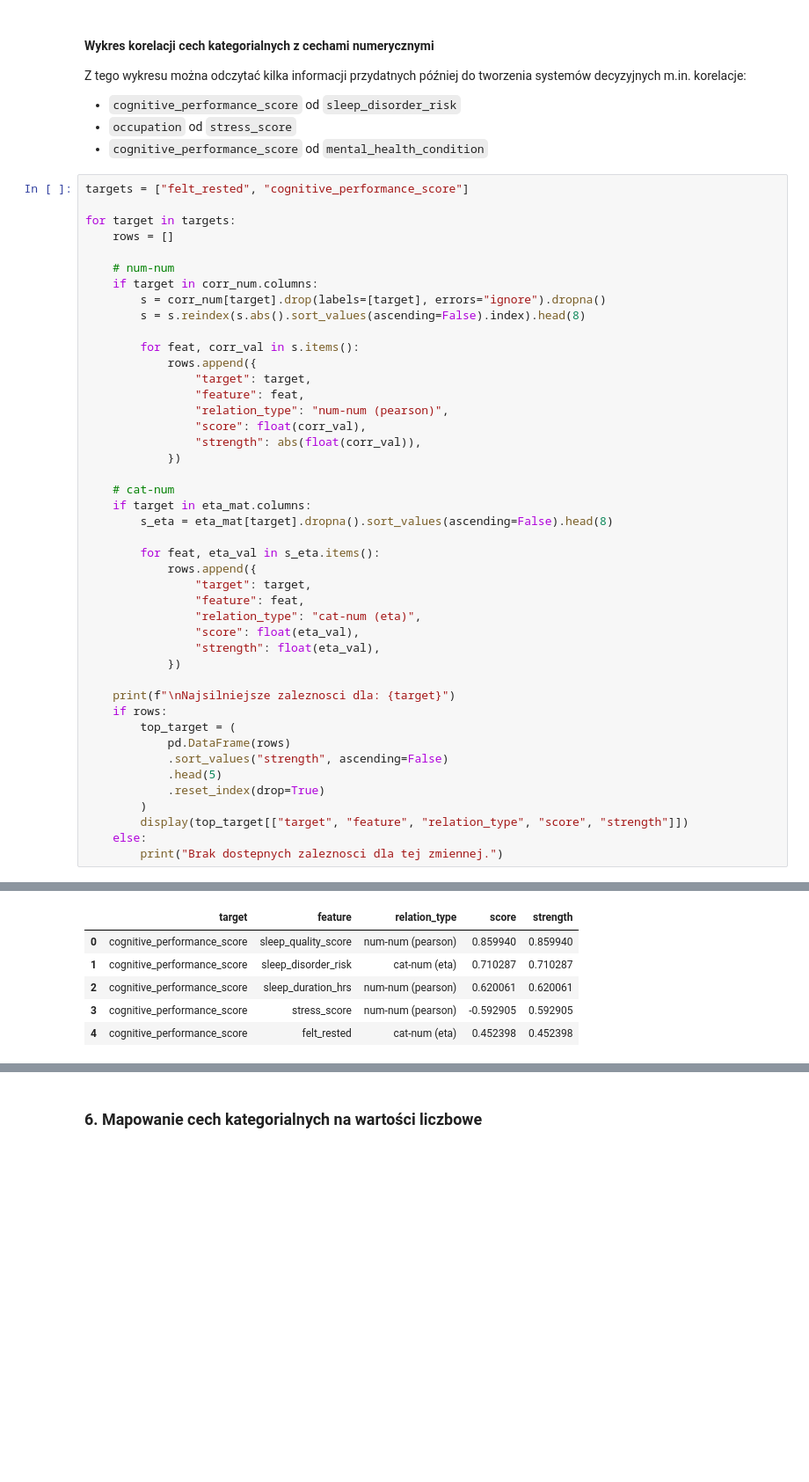
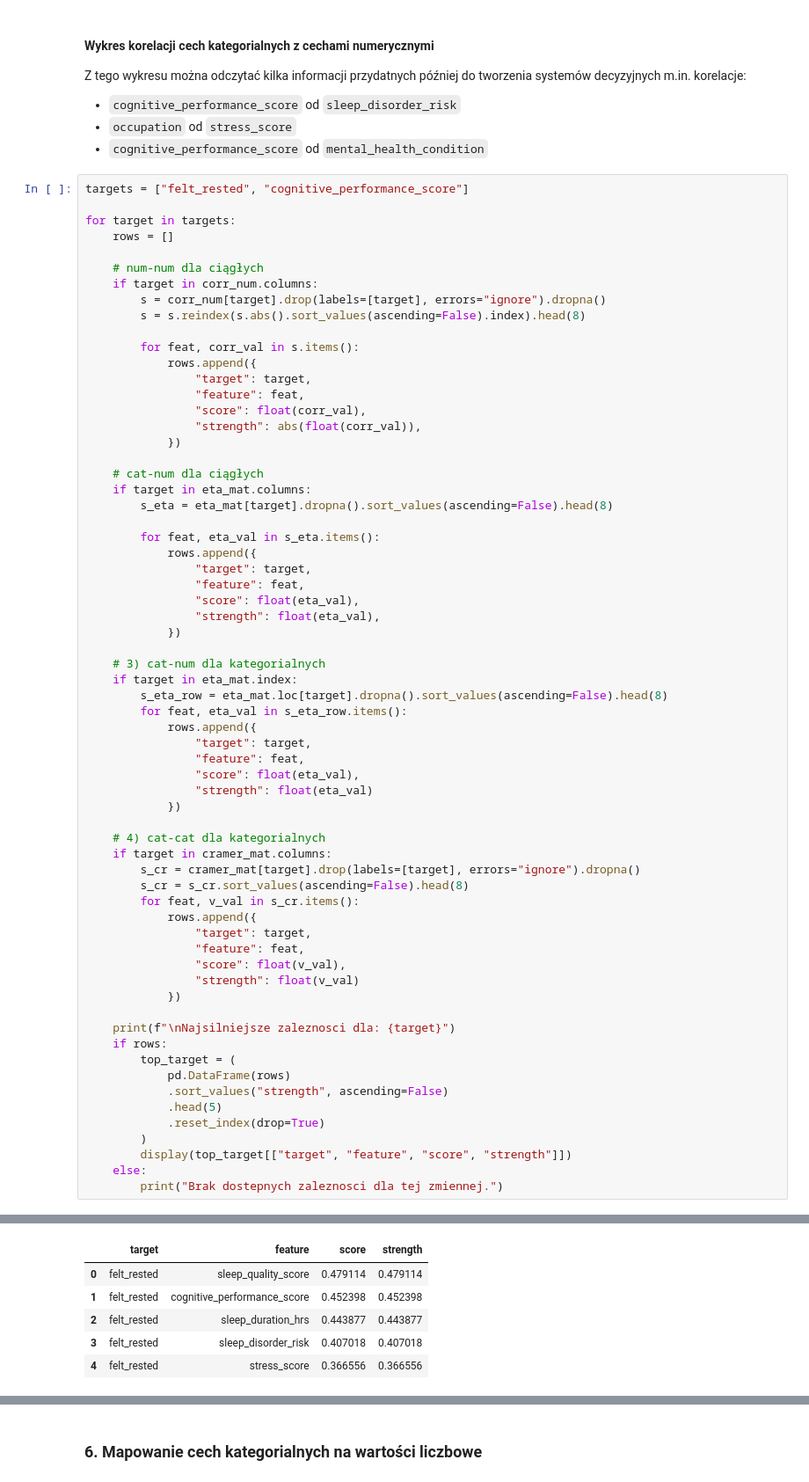
Before and after one commit to PPiotr491/MSiD, a Jupyter notebook: Lista1/sleep_health_analysis.ipynb, the cells around one changed output, grey strips where cells are left out. Shown at 88% size. Saved outputs shown, nothing was run; the diff lists cells and outputs as text; blank space fills up the shorter version.

Commit message:
felt_rested corelation error fixed

```diff
--- a/Lista1/sleep_health_analysis.ipynb
+++ b/Lista1/sleep_health_analysis.ipynb
@@ -353,7 +353,7 @@ targets = ["felt_rested", "cognitive_performance_score"]
 for target in targets:
     rows = []
 
-    # num-num
+    # num-num dla ciągłych
     if target in corr_num.columns:
         s = corr_num[target].drop(labels=[target], errors="ignore").dropna()
         s = s.reindex(s.abs().sort_values(ascending=False).index).head(8)
@@ -362,12 +362,11 @@ for target in targets:
             rows.append({
                 "target": target,
                 "feature": feat,
-                "relation_type": "num-num (pearson)",
                 "score": float(corr_val),
                 "strength": abs(float(corr_val)),
             })
 
-    # cat-num
+    # cat-num dla ciągłych
     if target in eta_mat.columns:
         s_eta = eta_mat[target].dropna().sort_values(ascending=False).head(8)
 
@@ -375,9 +374,31 @@ for target in targets:
             rows.append({
                 "target": target,
                 "feature": feat,
-                "relation_type": "cat-num (eta)",
                 "score": float(eta_val),
                 "strength": float(eta_val),
+            })
+
+    # 3) cat-num dla kategorialnych
+    if target in eta_mat.index:
+        s_eta_row = eta_mat.loc[target].dropna().sort_values(ascending=False).head(8)
+        for feat, eta_val in s_eta_row.items():
+            rows.append({
+                "target": target,
+                "feature": feat,
+                "score": float(eta_val),
+                "strength": float(eta_val)
+            })
+
+    # 4) cat-cat dla kategorialnych
+    if target in cramer_mat.columns:
+        s_cr = cramer_mat[target].drop(labels=[target], errors="ignore").dropna()
+        s_cr = s_cr.sort_values(ascending=False).head(8)
+        for feat, v_val in s_cr.items():
+            rows.append({
+                "target": target,
+                "feature": feat,
+                "score": float(v_val),
+                "strength": float(v_val)
             })
 
     print(f"\nNajsilniejsze zaleznosci dla: {target}")
@@ -388,7 +409,7 @@ for target in targets:
             .head(5)
             .reset_index(drop=True)
         )
-        display(top_target[["target", "feature", "relation_type", "score", "strength"]])
+        display(top_target[["target", "feature", "score", "strength"]])
     else:
         print("Brak dostepnych zaleznosci dla tej zmiennej.")
 # %% [output]
@@ -399,6 +417,6 @@ Najsilniejsze zaleznosci dla: cognitive_performance_score
-|  | target | feature | relation_type | score | strength |
-| 0 | cognitive_performance_score | sleep_quality_score | num-num (pearson) | 0.859940 | 0.859940 |
-| 1 | cognitive_performance_score | sleep_disorder_risk | cat-num (eta) | 0.710287 | 0.710287 |
-| 2 | cognitive_performance_score | sleep_duration_hrs | num-num (pearson) | 0.620061 | 0.620061 |
-| 3 | cognitive_performance_score | stress_score | num-num (pearson) | -0.592905 | 0.592905 |
-| 4 | cognitive_performance_score | felt_rested | cat-num (eta) | 0.452398 | 0.452398 |
+|  | target | feature | score | strength |
+| 0 | felt_rested | sleep_quality_score | 0.479114 | 0.479114 |
+| 1 | felt_rested | cognitive_performance_score | 0.452398 | 0.452398 |
+| 2 | felt_rested | sleep_duration_hrs | 0.443877 | 0.443877 |
+| 3 | felt_rested | sleep_disorder_risk | 0.407018 | 0.407018 |
+| 4 | felt_rested | stress_score | 0.366556 | 0.366556 |
```
Also changed, not shown: parts of 7 cells of this notebook.
